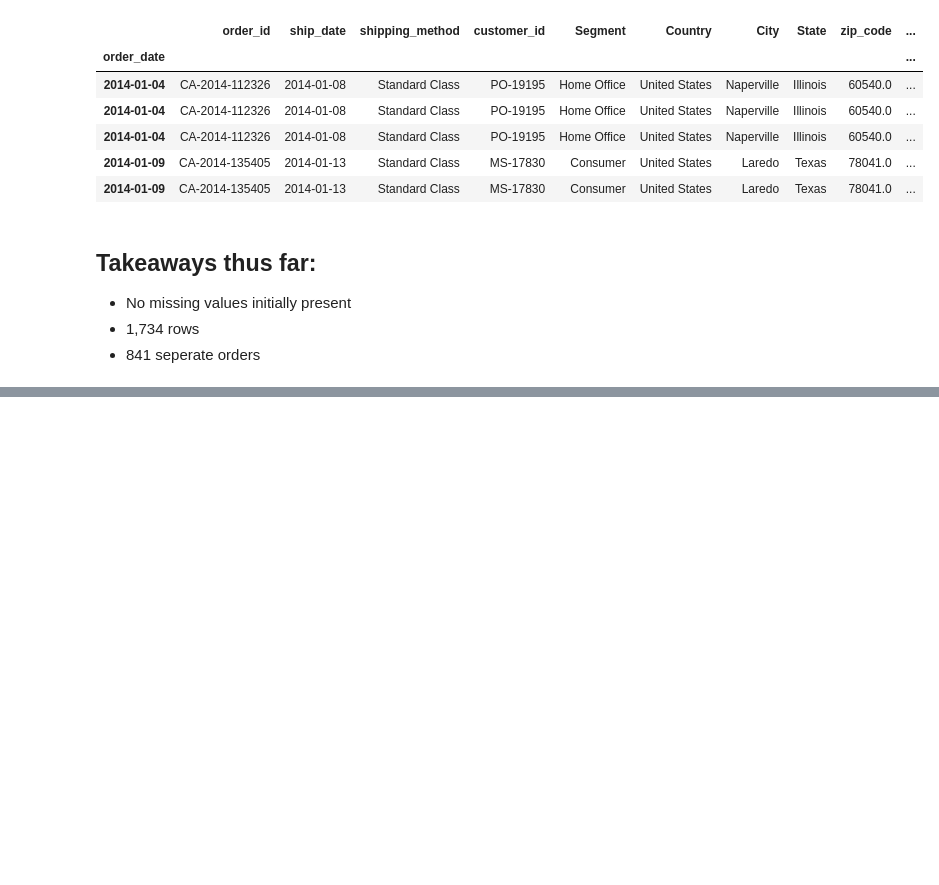
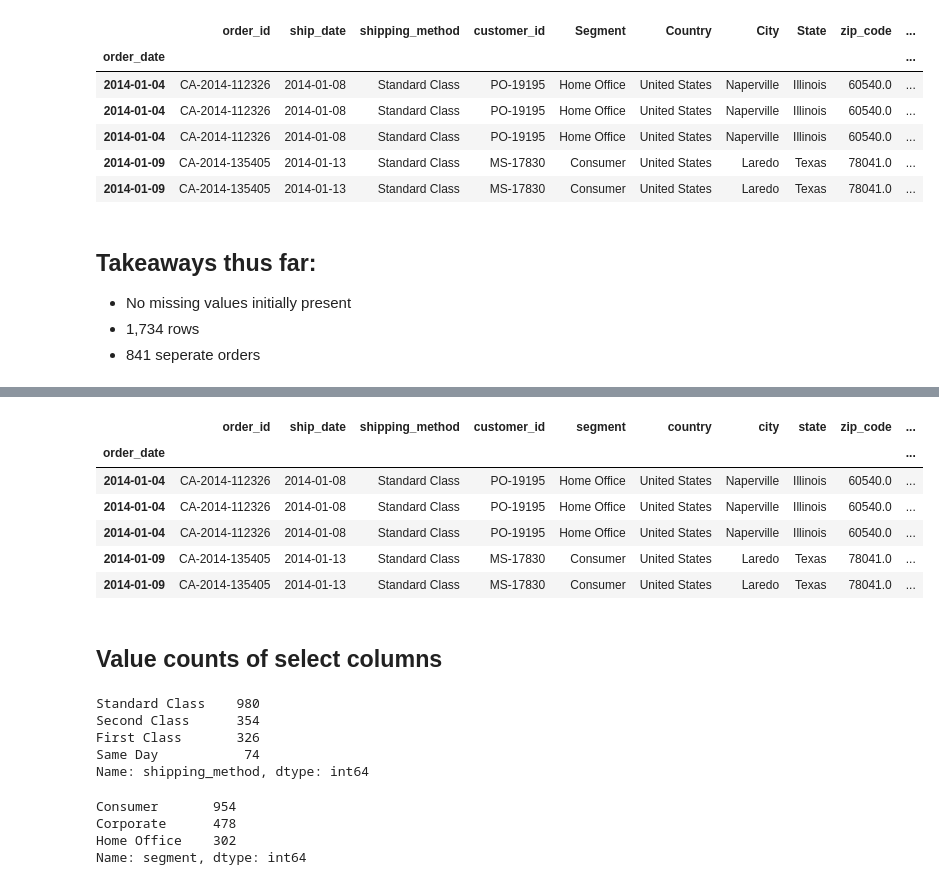
Before and after one commit to ella-braeden-time-series-unlimited/time-series-project, a Jupyter notebook: braeden_aquire.ipynb, the cells around one changed output, grey strips where cells are left out. Cells and saved outputs as stored; diff of their text form; code cells hidden in the pictures; blank space fills up the shorter version.

```diff
--- a/braeden_aquire.ipynb
+++ b/braeden_aquire.ipynb
@@ -195,7 +195,8 @@ def wrangle_superstore():
                     'Category ID': 'category_id',
                     'Region ID': 'region_id',
                     'Region Name': 'region_name',
-                    'Ship Mode': 'shipping_method'})
+                    'Ship Mode': 'shipping_method',
+                    'Sub-Category': 'sub_category'})
 
     df.columns= df.columns.str.lower()
 
@@ -210,3 +211,7 @@ def wrangle_superstore():
     print('Downloading data from SQL...')
     print('Saving to .csv')
     return df
+# %%
+df = wrangle_superstore()
+df.head()
+# %% [output]
@@ -212,0 +220,24 @@ def wrangle_superstore():
+|  | order_id | ship_date | shipping_method | customer_id | segment | country | city | state | zip_code | ... |
+| order_date |  |  |  |  |  |  |  |  |  | ... |
+| 2014-01-04 | CA-2014-112326 | 2014-01-08 | Standard Class | PO-19195 | Home Office | United States | Naperville | Illinois | 60540.0 | ... |
+| 2014-01-04 | CA-2014-112326 | 2014-01-08 | Standard Class | PO-19195 | Home Office | United States | Naperville | Illinois | 60540.0 | ... |
+| 2014-01-04 | CA-2014-112326 | 2014-01-08 | Standard Class | PO-19195 | Home Office | United States | Naperville | Illinois | 60540.0 | ... |
+| 2014-01-09 | CA-2014-135405 | 2014-01-13 | Standard Class | MS-17830 | Consumer | United States | Laredo | Texas | 78041.0 | ... |
+| 2014-01-09 | CA-2014-135405 | 2014-01-13 | Standard Class | MS-17830 | Consumer | United States | Laredo | Texas | 78041.0 | ... |
+# %% [markdown]
+## Value counts of select columns
+# %%
+df.shipping_method.value_counts()
+# %% [output]
+Standard Class    980
+Second Class      354
+First Class       326
+Same Day           74
+Name: shipping_method, dtype: int64
+# %%
+df.segment.value_counts()
+# %% [output]
+Consumer       954
+Corporate      478
+Home Office    302
+Name: segment, dtype: int64
```
Also changed, not shown: parts of 5 cells of this notebook, 1 other file.
